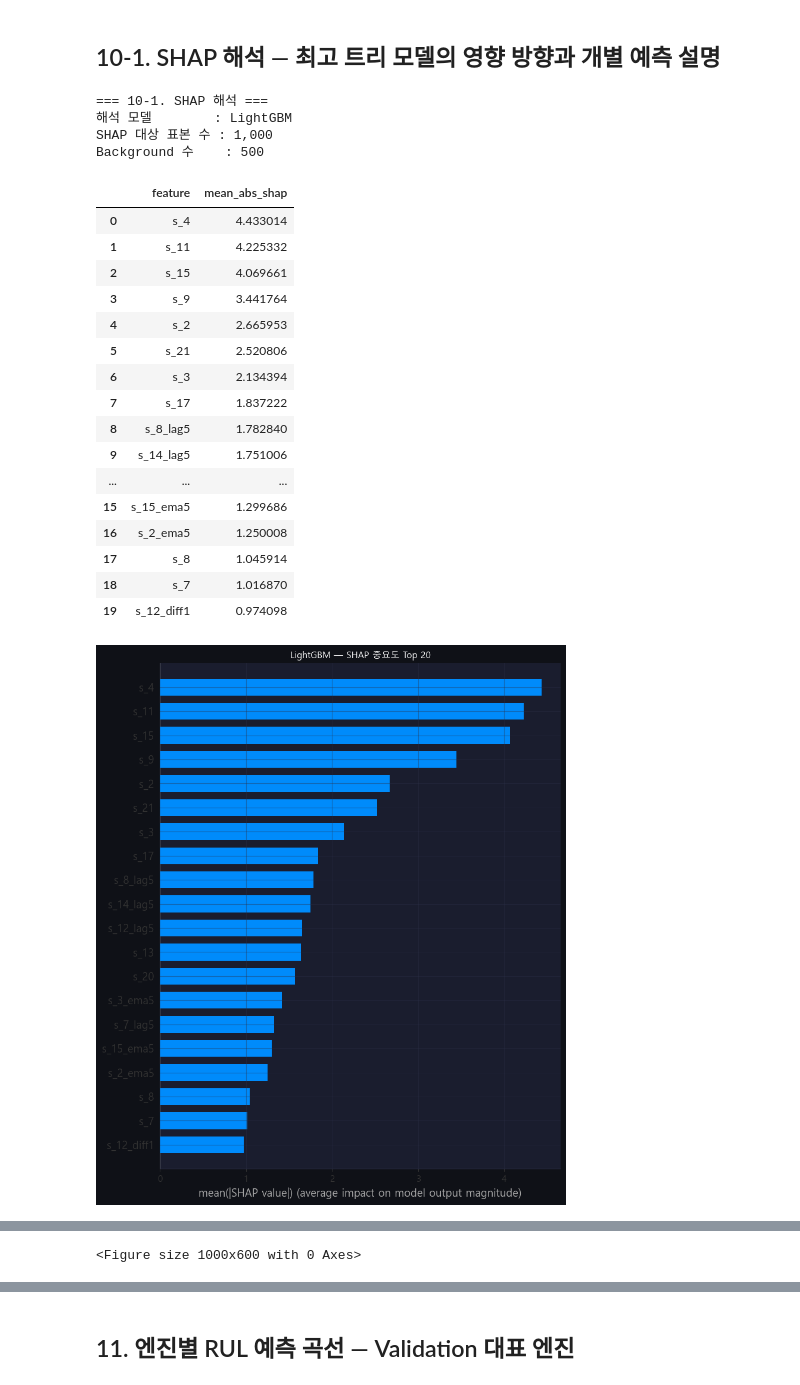
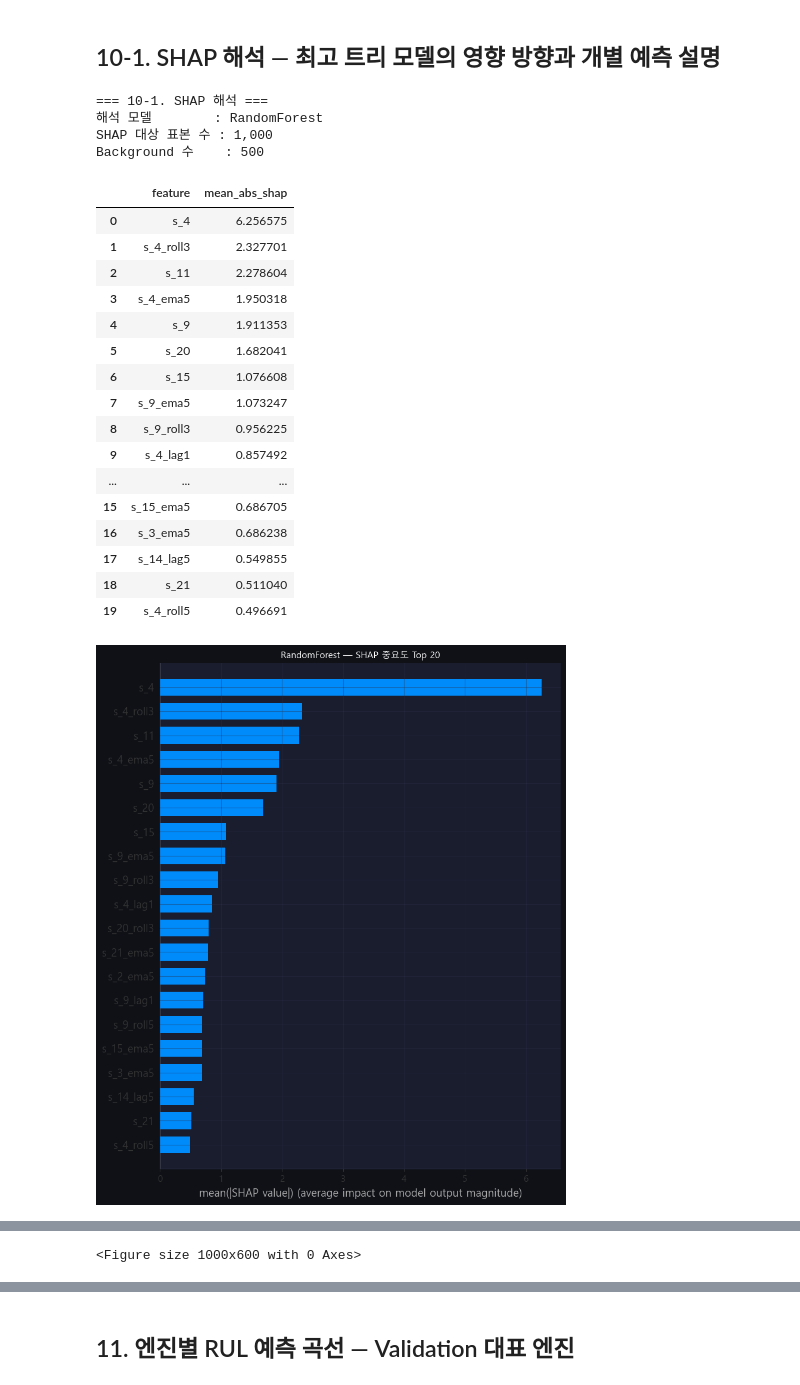
Before and after one commit to dlalswns0211/sparta_project_4_team16, a Jupyter notebook: MJ/CMAPSS_ML_FD001_MJ.ipynb, the cells around one changed output, grey strips where cells are left out. Saved outputs shown, nothing was run; the diff lists cells and outputs as text; code cells hidden in the pictures.

```diff
--- a/MJ/CMAPSS_ML_FD001_MJ.ipynb
+++ b/MJ/CMAPSS_ML_FD001_MJ.ipynb
@@ -690,8 +701,9 @@ for mname in tree_models:
     best_model.fit(X_sub, y_sub)
 
     cv_res = cv_score(lambda: best_model.__class__(**best_model.get_params()), X_sub, y_sub, groups)
-    val_metrics  = get_metrics(y_val,  best_model.predict(X_val))
-    test_metrics = get_metrics(y_test, best_model.predict(X_test))
+    val_metrics   = get_metrics(y_val,  best_model.predict(X_val))
+    val_eval_nasa = get_eval_nasa(best_model, X_val_eval, y_val_eval)
+    test_metrics  = get_metrics(y_test, best_model.predict(X_test))
 
     ALL_RESULTS[mname] = {
         'type': 'tree',
@@ -701,6 +713,7 @@ for mname in tree_models:
         'cv_rmse_std': cv_res['cv_rmse_std'],
         'cv_nasa': cv_res['cv_nasa_mean'],
         'val_metrics': val_metrics,
+        'val_eval_nasa': val_eval_nasa,
         'test_metrics': test_metrics,
         'fit_seconds': time.time() - t0,
         'feature_count': len(FEATURES_TREE),
@@ -722,7 +735,7 @@ for mname in tree_models:
             'val_rmse': val_metrics['RMSE'],
             'val_mae': val_metrics['MAE'],
             'val_r2': val_metrics['R2'],
-            'val_nasa': val_metrics['NASA_Score'],
+            'val_eval_nasa': val_eval_nasa,
             'test_rmse': test_metrics['RMSE'],
             'test_mae': test_metrics['MAE'],
             'test_r2': test_metrics['R2'],
@@ -731,6 +744,6 @@ for mname in tree_models:
         })
         mlflow.sklearn.log_model(best_model, artifact_path=f'model_{mname}')
 
-    print(f'  완료 | CV RMSE={cv_res["cv_rmse_mean"]:.3f} | Val RMSE={val_metrics["RMSE"]:.3f} | Test RMSE={test_metrics["RMSE"]:.3f}')
+    print(f'  완료 | CV RMSE={cv_res["cv_rmse_mean"]:.3f} | Val RMSE={val_metrics["RMSE"]:.3f} | Val NASA(eval)={val_eval_nasa:.1f} | Test NASA={test_metrics["NASA_Score"]:.1f}')
 # %% [output]
 === 6. 트리 모델 학습 ===
@@ -772,7 +785,7 @@ for mname, res in ALL_RESULTS.items():
         'Val RMSE': round(res['val_metrics']['RMSE'], 3),
         'Val MAE': round(res['val_metrics']['MAE'], 3),
         'Val R²': round(res['val_metrics']['R2'], 4),
-        'Val NASA': round(res['val_metrics']['NASA_Score'], 1),
+        'Val NASA(eval)': round(res['val_eval_nasa'], 1),
         'Test RMSE': round(res['test_metrics']['RMSE'], 3),
         'Test MAE': round(res['test_metrics']['MAE'], 3),
         'Test R²': round(res['test_metrics']['R2'], 4),
@@ -781,16 +794,15 @@ for mname, res in ALL_RESULTS.items():
     })
 
 result_df = pd.DataFrame(rows)
-result_df['rank_key_1'] = result_df['Val RMSE']
-result_df['rank_key_2'] = result_df['CV RMSE']
-result_df['rank_key_3'] = result_df['Val NASA']
-result_df = result_df.sort_values(['rank_key_1', 'rank_key_2', 'rank_key_3']).reset_index(drop=True)
+result_df['rank_key_1'] = result_df['Val NASA(eval)']
+result_df['rank_key_2'] = result_df['Val RMSE']
+result_df = result_df.sort_values(['rank_key_1', 'rank_key_2']).reset_index(drop=True)
 result_df['선정순위'] = np.arange(1, len(result_df)+1)
 display_cols = ['선정순위','모델','구분','Feature Count','CV RMSE','CV RMSE Std','CV NASA',
-                'Val RMSE','Val MAE','Val R²','Val NASA',
+                'Val RMSE','Val MAE','Val R²','Val NASA(eval)',
                 'Test RMSE','Test MAE','Test R²','Test NASA','학습시간(초)']
 display(result_df[display_cols]
-        .style.background_gradient(subset=['Val RMSE','CV RMSE','Val NASA','Test RMSE','Test NASA'], cmap='RdYlGn_r')
+        .style.background_gradient(subset=['Val NASA(eval)','Val RMSE','CV RMSE','Test NASA','Test RMSE'], cmap='RdYlGn_r')
               .background_gradient(subset=['Val R²','Test R²'], cmap='RdYlGn'))
 
 best_model_name = result_df.iloc[0]['모델']
@@ -804,7 +816,7 @@ print(f'   Val RMSE={best_res["val_metrics"]["RMSE"]:.3f} | CV RMSE={best_res["c
 print(f'🌲 최고 트리 모델: {best_tree_name}')
 print(f'📏 최고 선형 모델: {best_lin_name}')
 
-result_csv_path = os.path.join(RESULT_DIR, 'model_comparison_random42.csv')
+result_csv_path = os.path.join(RESULT_DIR, 'model_comparison.csv')
 result_df[display_cols].to_csv(result_csv_path, index=False, encoding='utf-8-sig')
 print(f'📄 성능표 저장: {result_csv_path}')
 # %% [output]
@@ -1146,7 +1159,7 @@ plt.figure(figsize=(12, 8))
 shap.summary_plot(shap_values, X_shap, plot_type='bar', max_display=TOP_N_SHAP, show=False)
 plt.title(f'{shap_model_name} — SHAP 중요도 Top {TOP_N_SHAP}')
 plt.tight_layout()
-shap_bar_path = os.path.join(RESULT_DIR, f'shap_bar_{shap_model_name}_random42.png')
+shap_bar_path = os.path.join(RESULT_DIR, f'shap_bar_{shap_model_name}.png')
 plt.savefig(shap_bar_path, dpi=150, bbox_inches='tight')
 plt.show()
 
@@ -1155,7 +1168,7 @@ plt.figure(figsize=(12, 8))
 shap.summary_plot(shap_values, X_shap, max_display=TOP_N_SHAP, show=False)
 plt.title(f'{shap_model_name} — SHAP Beeswarm Top {TOP_N_SHAP}')
 plt.tight_layout()
-shap_beeswarm_path = os.path.join(RESULT_DIR, f'shap_beeswarm_{shap_model_name}_random42.png')
+shap_beeswarm_path = os.path.join(RESULT_DIR, f'shap_beeswarm_{shap_model_name}.png')
 plt.savefig(shap_beeswarm_path, dpi=150, bbox_inches='tight')
 plt.show()
 
@@ -1171,7 +1184,7 @@ for feat in top_dep_features:
     )
     plt.title(f'{shap_model_name} — SHAP Dependence: {feat}')
     plt.tight_layout()
-    dep_path = os.path.join(RESULT_DIR, f'shap_dependence_{shap_model_name}_{feat}_random42.png')
+    dep_path = os.path.join(RESULT_DIR, f'shap_dependence_{shap_model_name}_{feat}.png')
     plt.savefig(dep_path, dpi=150, bbox_inches='tight')
     shap_dependence_paths.append(dep_path)
     plt.show()
@@ -1193,56 +1206,56 @@ plt.figure(figsize=(12, 8))
 shap.plots.waterfall(explanation, max_display=15, show=False)
 plt.title(f'{shap_model_name} — 대표 샘플 Waterfall')
 plt.tight_layout()
-shap_waterfall_path = os.path.join(RESULT_DIR, f'shap_waterfall_{shap_model_name}_random42.png')
+shap_waterfall_path = os.path.join(RESULT_DIR, f'shap_waterfall_{shap_model_name}.png')
 plt.savefig(shap_waterfall_path, dpi=150, bbox_inches='tight')
 plt.show()
 
 print(f'대표 샘플 index : {sample_row.name}')
 print(f'대표 샘플 실제값 : {sample_true:.1f}' if pd.notna(sample_true) else '대표 샘플 실제값 : 확인 불가')
 print(f'대표 샘플 예측값 : {sample_pred:.1f}')
 
 # 저장
-shap_imp_path = os.path.join(RESULT_DIR, f'shap_importance_{shap_model_name}_random42.csv')
+shap_imp_path = os.path.join(RESULT_DIR, f'shap_importance_{shap_model_name}.csv')
 shap_imp.to_csv(shap_imp_path, index=False, encoding='utf-8-sig')
 
 shap_sample_detail = pd.DataFrame({
     'sample_index': [sample_row.name],
     'true_rul': [float(sample_true) if pd.notna(sample_true) else None],
     'pred_rul': [float(sample_pred)],
     'base_value': [float(base_value)]
 })
-shap_sample_detail_path = os.path.join(RESULT_DIR, f'shap_sample_detail_{shap_model_name}_random42.csv')
+shap_sample_detail_path = os.path.join(RESULT_DIR, f'shap_sample_detail_{shap_model_name}.csv')
 shap_sample_detail.to_csv(shap_sample_detail_path, index=False, encoding='utf-8-sig')
 
 # MLflow 기록
 if mlflow.active_run() is not None:
     mlflow.log_param('shap_model_name', shap_model_name)
     for artifact_path in [shap_imp_path, shap_bar_path, shap_beeswarm_path, shap_waterfall_path, shap_sample_detail_path] + shap_dependence_paths:
         if os.path.exists(artifact_path):
             mlflow.log_artifact(artifact_path)
 
 print(f'📄 SHAP 중요도 저장: {shap_imp_path}')
 print('✅ SHAP 시각화 저장 완료')
 # %% [output]
 === 10-1. SHAP 해석 ===
-해석 모델        : LightGBM
+해석 모델        : RandomForest
 SHAP 대상 표본 수 : 1,000
 Background 수    : 500
 |  | feature | mean_abs_shap |
-| 0 | s_4 | 4.433014 |
-| 1 | s_11 | 4.225332 |
-| 2 | s_15 | 4.069661 |
-| 3 | s_9 | 3.441764 |
-| 4 | s_2 | 2.665953 |
-| 5 | s_21 | 2.520806 |
-| 6 | s_3 | 2.134394 |
-| 7 | s_17 | 1.837222 |
-| 8 | s_8_lag5 | 1.782840 |
-| 9 | s_14_lag5 | 1.751006 |
+| 0 | s_4 | 6.256575 |
+| 1 | s_4_roll3 | 2.327701 |
+| 2 | s_11 | 2.278604 |
+| 3 | s_4_ema5 | 1.950318 |
+| 4 | s_9 | 1.911353 |
+| 5 | s_20 | 1.682041 |
+| 6 | s_15 | 1.076608 |
+| 7 | s_9_ema5 | 1.073247 |
+| 8 | s_9_roll3 | 0.956225 |
+| 9 | s_4_lag1 | 0.857492 |
 | ... | ... | ... |
-| 15 | s_15_ema5 | 1.299686 |
-| 16 | s_2_ema5 | 1.250008 |
-| 17 | s_8 | 1.045914 |
-| 18 | s_7 | 1.016870 |
-| 19 | s_12_diff1 | 0.974098 |
+| 15 | s_15_ema5 | 0.686705 |
+| 16 | s_3_ema5 | 0.686238 |
+| 17 | s_14_lag5 | 0.549855 |
+| 18 | s_21 | 0.511040 |
+| 19 | s_4_roll5 | 0.496691 |
-[figure, old version]
+[figure, new version]
```
Also changed, not shown: parts of 18 cells of this notebook, 8 other files.
